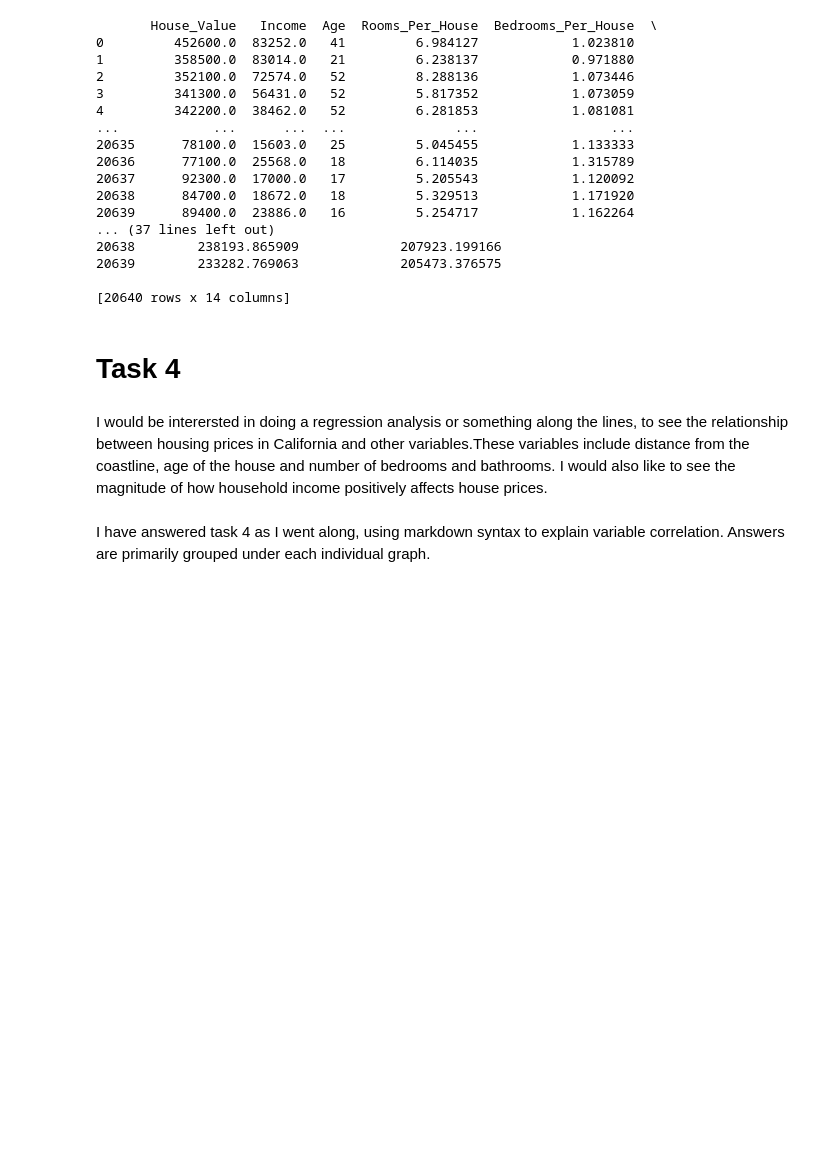
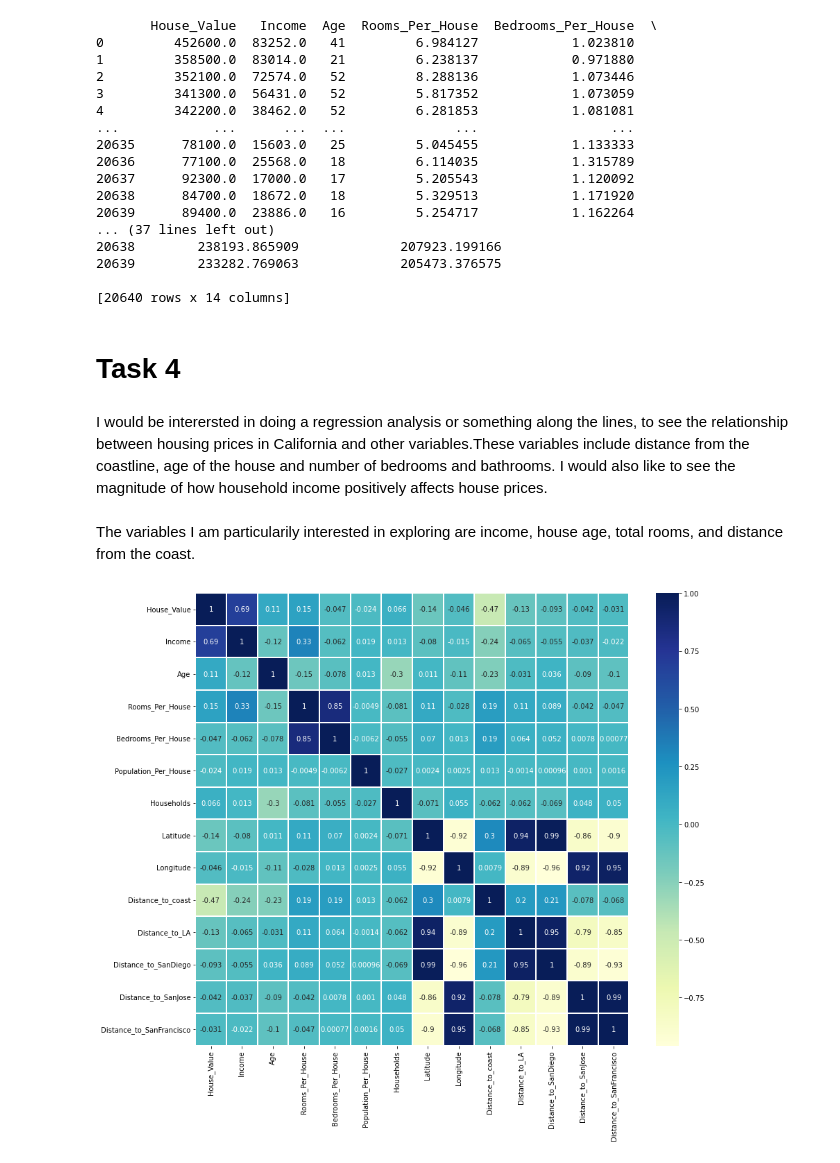
Before and after one commit to abeeto/project-group14-DATA301, a Jupyter notebook: notebooks/analysis2.ipynb, the cells around one changed output. Saved outputs shown, nothing was run; the diff lists cells and outputs as text; code cells hidden in the pictures; blank space fills up the shorter version.

```diff
--- a/notebooks/analysis2.ipynb
+++ b/notebooks/analysis2.ipynb
@@ -237,6 +203,11 @@ houses.to_csv('../data/processed/California_Houses_2.csv')
 I would be interersted in doing a regression analysis or something along the lines, to see the relationship between housing
 prices in California and other variables.These variables include distance from the coastline, age of the house and number of
 bedrooms and bathrooms. I would also like to see the magnitude of how household income positively affects house prices.
-# %% [markdown]
-I have answered task 4 as I went along, using markdown syntax to explain variable correlation.
-Answers are primarily grouped under each individual graph.
+# %% [markdown]
+The variables I am particularily interested in exploring are income, house age, total rooms, and distance from the coast.
+# %%
+plt.figure(figsize=(14,12))
+sns.heatmap(houses.corr(),linewidths=.1,cmap="YlGnBu", annot=True)
+plt.yticks(rotation=0);
+# %% [output]
+[figure, added]
```
Also changed, not shown: parts of 15 cells of this notebook.
